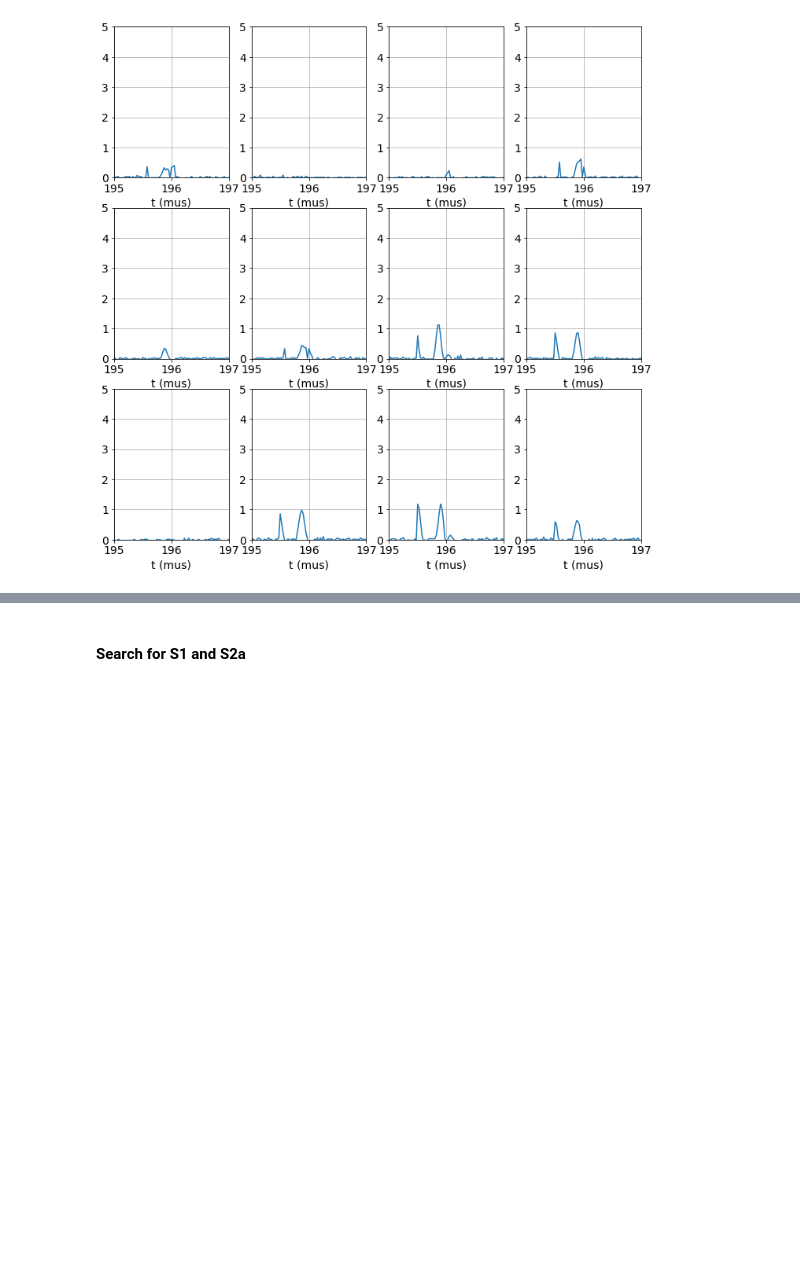
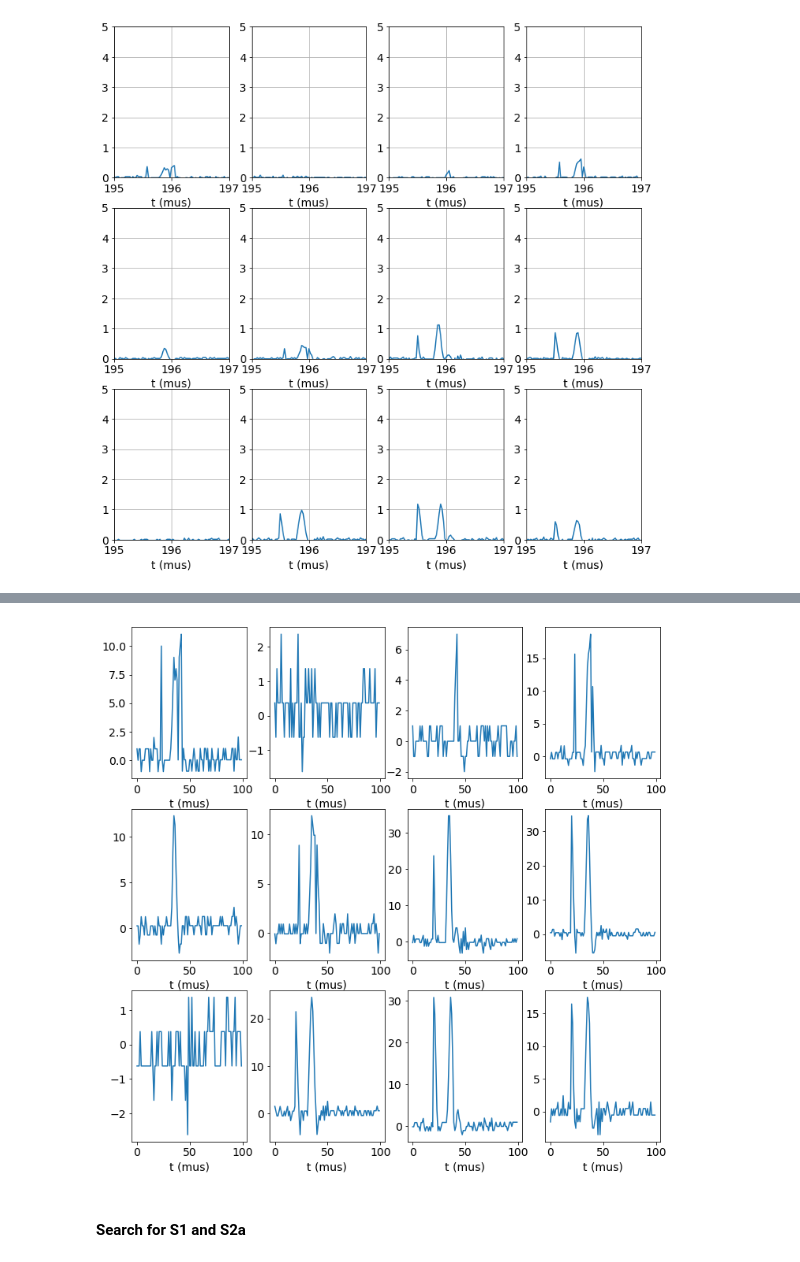
Before and after one commit to jjgomezcadenas/ICDEV, a Jupyter notebook: lsc/krFeb2018_waveforms.ipynb, the cells around one changed output, grey strips where cells are left out. Drawn from its saved outputs; the diff is of its cells as text; code cells hidden in the pictures; blank space fills up the shorter version.

```diff
--- a/lsc/krFeb2018_waveforms.ipynb
+++ b/lsc/krFeb2018_waveforms.ipynb
@@ -263,3 +275,7 @@ plot_pmt_signals_vs_time_mus(ccwfs,
+# %%
+plot_pmt_waveforms(CWF, first=7800, last=7900, figsize=(12,12))
+# %% [output]
+[figure, added]
 # %% [markdown]
 #### Search for S1 and S2a
 # %%
```
Also changed, not shown: parts of 3 cells of this notebook.
